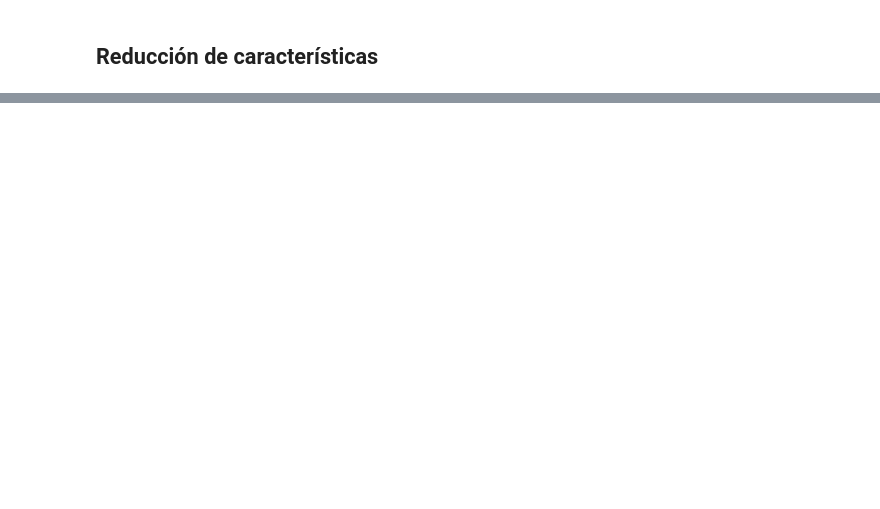
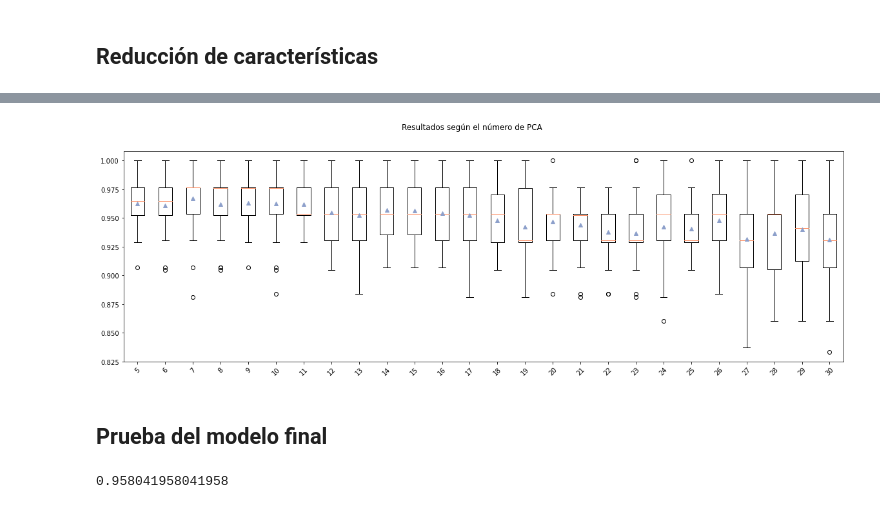
Before and after one commit to Lizzy-Mejia/Breast_Cancer_Prediction, a Jupyter notebook: Breast_Cancer_Prediction.ipynb, the cells around one changed output, grey strips where cells are left out. Cells and saved outputs as stored; diff of their text form; code cells hidden in the pictures; blank space fills up the shorter version.

Commit message:
Update Breast_Cancer_Prediction

```diff
--- a/Breast_Cancer_Prediction.ipynb
+++ b/Breast_Cancer_Prediction.ipynb
@@ -738,12 +651,0 @@ plt.show()
-# %%
-# Probamos el modelo nuevamente con el dataset reducido
-# Inicializamos el modelo
-mejor_modelo2 = RandomForestClassifier(**grid_result3.best_params_)
-# Le pasamos los datos de entrenamiento
-mejor_modelo2.fit(X_train_reduced,y_train)
-
-# Realizamos una nueva predición con los datos de prueba
-y_pred3 = mejor_modelo2.predict(X_val_reduced)
-
-# Evaluamos el rendimiento del modelo con los datos de prueba
-accuracy_score(y_val, y_pred3)
@@ -795,0 +652,24 @@ weighted avg       0.97      0.97      0.97       143
+# %%
+# Obtener la lista de modelos
+def get_models():
+    models = dict()
+    for i in range(5,31):
+        steps = [('pca', PCA(n_components=i)), ('r', RandomForestClassifier(**grid_result4.best_params_))]
+        models[str(i)] = Pipeline(steps=steps)
+    return models
+# %%
+# Método de entrenamiento
+def evaluate_model(model, X_train, y_train):
+    cv = RepeatedStratifiedKFold(n_splits=10, n_repeats=3, random_state=1)
+    scores = cross_val_score(model, X_train, y_train, scoring='accuracy', cv=cv, n_jobs=-1, error_score='raise')
+    return scores
+
+models = get_models()
+# %%
+# Evaluamos los resultados
+results, names = list(), list()
+for name, model in models.items():
+    scores = evaluate_model(model, X_train, y_train)
+    results.append(scores)
+    names.append(name)
+    print(f"{name}: {np.mean(scores)*100.0:,.2f}% ({np.std(scores)*100.0:,.2f}%)")
@@ -795,0 +694,26 @@ weighted avg       0.97      0.97      0.97       143
+# %%
+# Visualizamos resultados
+fig16 = plt.figure(figsize =(20,6))
+fig16.suptitle('Resultados según el número de PCA')
+plt.boxplot(results, labels=names, showmeans=True)
+plt.xticks(rotation=45)
+plt.show()
+# %% [output]
+[figure, added]
+# %% [markdown]
+## Prueba del modelo final
+# %%
+# Entrenamiento y prueba del modelo final
+# Inicializamos el modelo
+steps2 = [('pca', PCA(n_components=11)), ('RFC', RandomForestClassifier(**grid_result4.best_params_))]
+modelo_final = Pipeline(steps=steps2)
+# Ajuste del modelo
+modelo_final.fit(X_train,y_train)
+
+# Realizamos una nueva predición con los datos de prueba
+y_pred3 = modelo_final.predict(X_val)
+
+# Evaluamos el rendimiento del modelo con los datos de prueba
+accuracy_score(y_val, y_pred3)
+# %% [output]
+0.958041958041958
```
Also changed, not shown: parts of 40 cells of this notebook.
